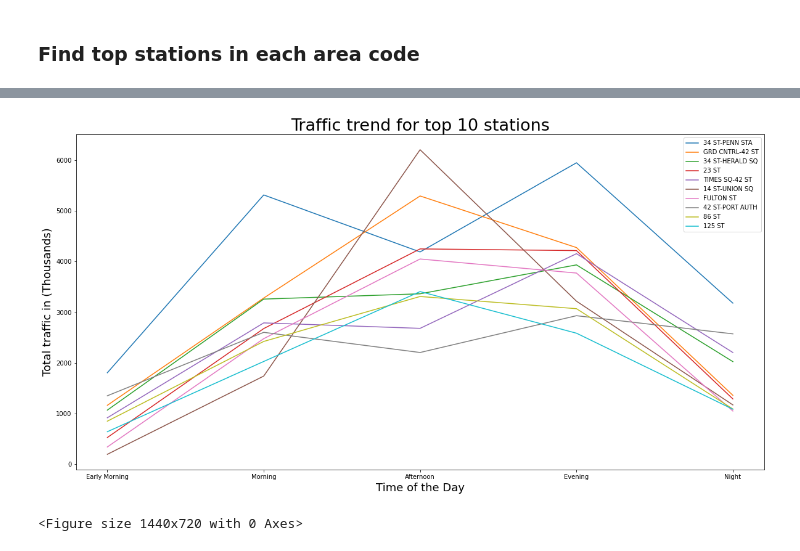
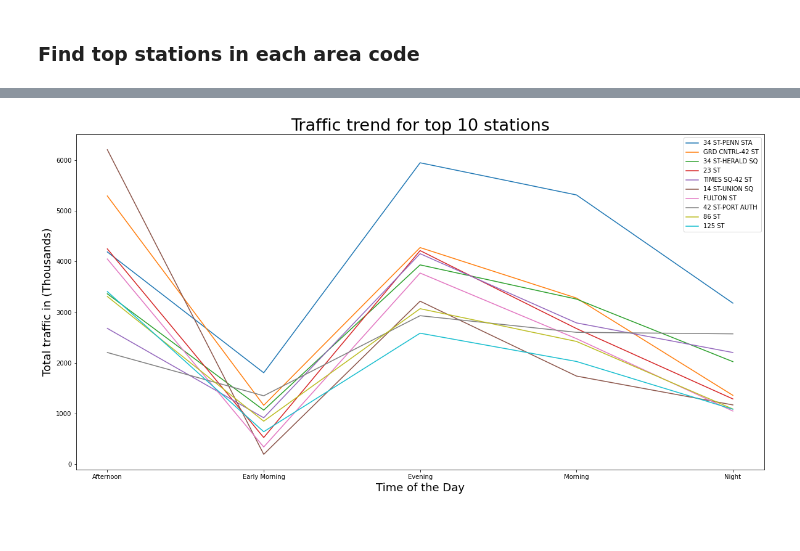
Before and after one commit to racheldilley1/mta-project-1, a Jupyter notebook: Proj1_Ritu.ipynb, the cells around one changed output, grey strips where cells are left out. Cells and saved outputs as stored; diff of their text form; code cells hidden in the pictures.

Commit message:
Exporting graphs

```diff
--- a/Proj1_Ritu.ipynb
+++ b/Proj1_Ritu.ipynb
@@ -444,10 +444,16 @@ for stations in Top10:
      station = Top10_station_hourly[Top10_station_hourly['STATION'] == stations]
 #    print(station)
      fig, ax = plt.subplots()
-     ax.plot(station['TIME'],station['TOTAL_TRAFFIC'],label = stations)
+     ax.plot(station['TIME'],station['TOTAL_TRAFFIC']//1000,label = stations)
      ax.set_xticks(ax.get_xticks()[::5])
      plt.xticks(rotation = 'vertical')
      plt.legend()
+     if stations == "TIMES SQ-42 ST":
+            plt.xlabel("Timestamps",fontsize = 18)
+            plt.ylabel("Traffic in thousands",fontsize = 18)
+            plt.title("Traffic data for TIMES SQ", fontsize = 27)
+            plt.rcParams.update({'font.size': 10})
+            plt.savefig('Times_traffic.png', dpi=300)
 #plt.ylim(32500000000,40700000000)
 #plt.ylim(400000000,405000000)
 #ax.set_xticks(ax.get_xticks()[::10])
@@ -543,25 +549,25 @@ Top10_station_slot = Top10_stations.groupby(['STATION','TIME_BINS']).TOTAL_TRAFF
 # %%
 timeaxis_list = ["Early Morning", "Morning", "Afternoon", "Evening", "Night"]
 
 for stations in Top10:
     station = Top10_station_slot[Top10_station_slot['STATION'] == stations]
 #    print(station)
 #    station.set_index('TIME_BINS').loc[timeaxis_list]
 #    ax = df.set_index(field).loc[day_order].plot(kind="bar", legend=False)
-    station = station.set_index('TIME_BINS').loc[timeaxis_list]
-    plt.plot(station['TOTAL_TRAFFIC']/1000,label = stations)
+#    station = station.set_index('TIME_BINS').loc[timeaxis_list]
+    plt.plot(station['TIME_BINS'],station['TOTAL_TRAFFIC']/1000,label = stations)
 #    plt.xticks(timeaxis_list)
 
 #plt.ylim(32500000000,40700000000)
 #plt.ylim(400000000,405000000)
 #df.set_index(field).loc[day_order]
 plt.xlabel("Time of the Day", fontsize=18)
 plt.ylabel("Total traffic in (Thousands)",fontsize=18)
 plt.title("Traffic trend for top 10 stations",fontsize=27)
 plt.rcParams.update({'font.size': 10})
 plt.legend()
+plt.savefig('Traffic_trend.png',dpi = 300)
 plt.show()
-plt.savefig('Traffic_trend.png',dpi = 300)
+#plt.savefig('Traffic_trend.png',dpi = 300)
 # %% [output]
-[figure, old version]
+[figure, new version]
-<Figure size 1440x720 with 0 Axes>
```
Also changed, not shown: parts of 1 cell of this notebook, 2 other files.
